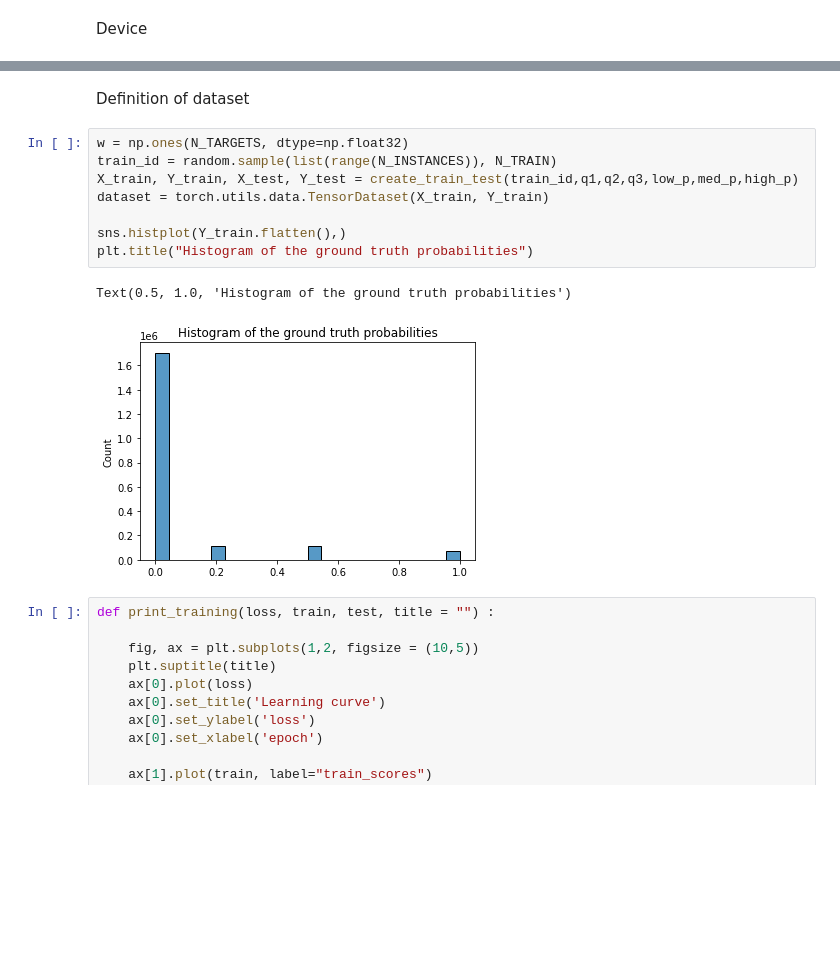
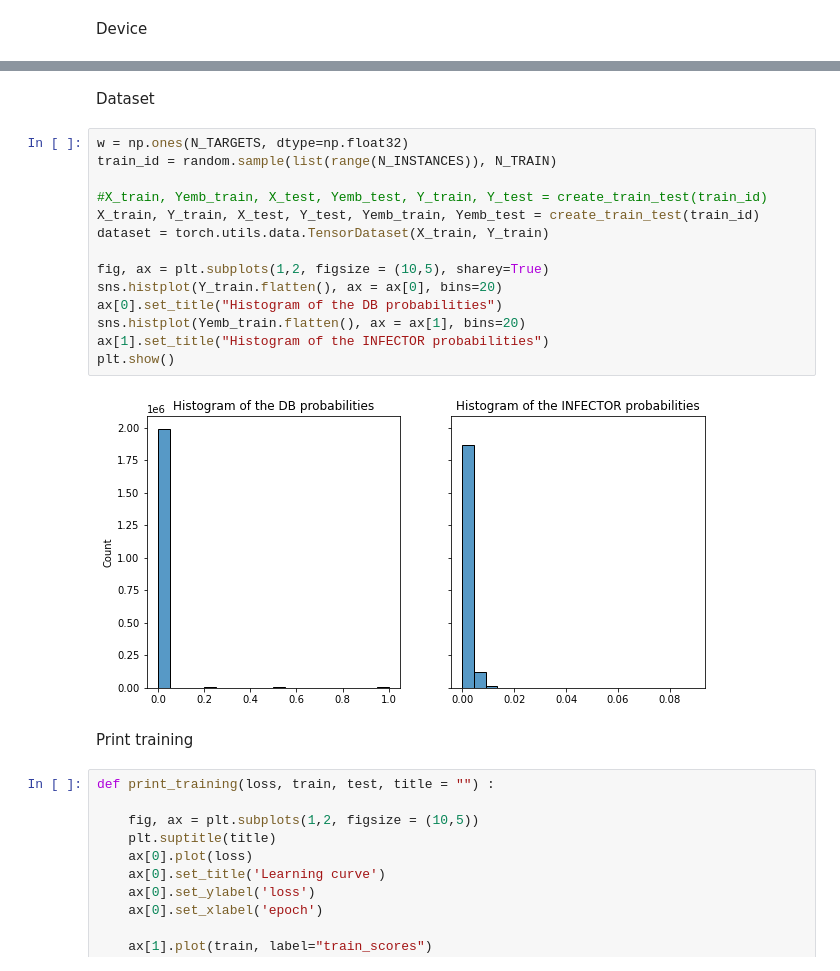
Before and after one commit to mario-michelessa/influence-maximization, a Jupyter notebook: decision_focused_learning_gpu/grd_main_twitter_gpu.ipynb, the cells around one changed output, grey strips where cells are left out. Drawn from its saved outputs; the diff is of its cells as text; blank space fills up the shorter version.

```diff
--- a/decision_focused_learning_gpu/grd_main_twitter_gpu.ipynb
+++ b/decision_focused_learning_gpu/grd_main_twitter_gpu.ipynb
@@ -181,16 +206,23 @@ def create_train_test(train_id,q1,q2,q3,low_p,med_p,high_p):
-# %% [markdown]
-Definition of dataset
+# %% [markdown]
+Dataset
 # %%
 w = np.ones(N_TARGETS, dtype=np.float32)
 train_id = random.sample(list(range(N_INSTANCES)), N_TRAIN)
-X_train, Y_train, X_test, Y_test = create_train_test(train_id,q1,q2,q3,low_p,med_p,high_p)
+
+#X_train, Yemb_train, X_test, Yemb_test, Y_train, Y_test = create_train_test(train_id)
+X_train, Y_train, X_test, Y_test, Yemb_train, Yemb_test = create_train_test(train_id)
 dataset = torch.utils.data.TensorDataset(X_train, Y_train)
 
-sns.histplot(Y_train.flatten(),)
-plt.title("Histogram of the ground truth probabilities")
+fig, ax = plt.subplots(1,2, figsize = (10,5), sharey=True)
+sns.histplot(Y_train.flatten(), ax = ax[0], bins=20)
+ax[0].set_title("Histogram of the DB probabilities")
+sns.histplot(Yemb_train.flatten(), ax = ax[1], bins=20)
+ax[1].set_title("Histogram of the INFECTOR probabilities")
+plt.show()
 # %% [output]
-Text(0.5, 1.0, 'Histogram of the ground truth probabilities')
-[figure, old version]
+[figure, new version]
+# %% [markdown]
+Print training
 # %%
 def print_training(loss, train, test, title = "") :
 
```
Also changed, not shown: parts of 62 cells of this notebook, 15 other files.
